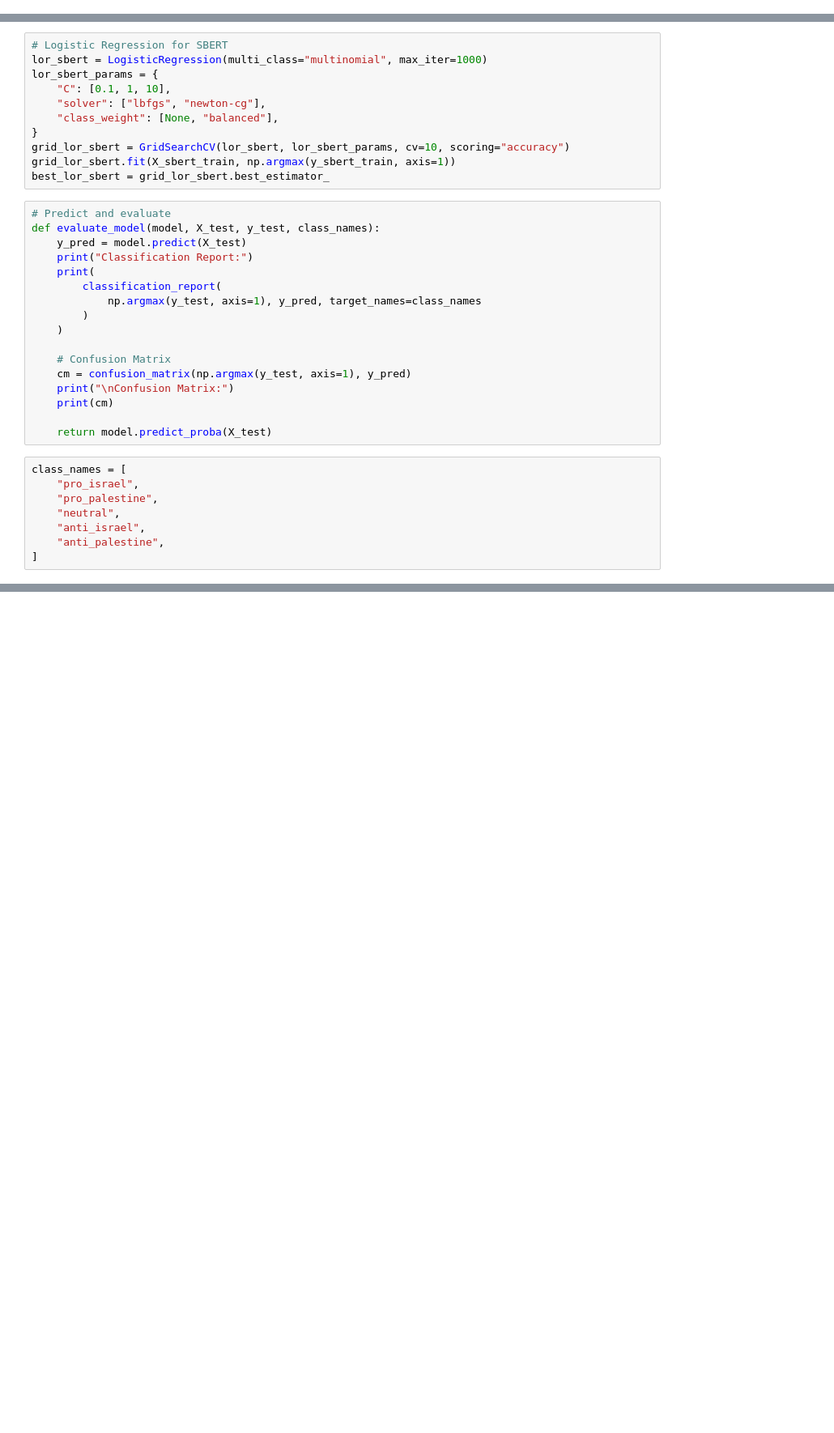
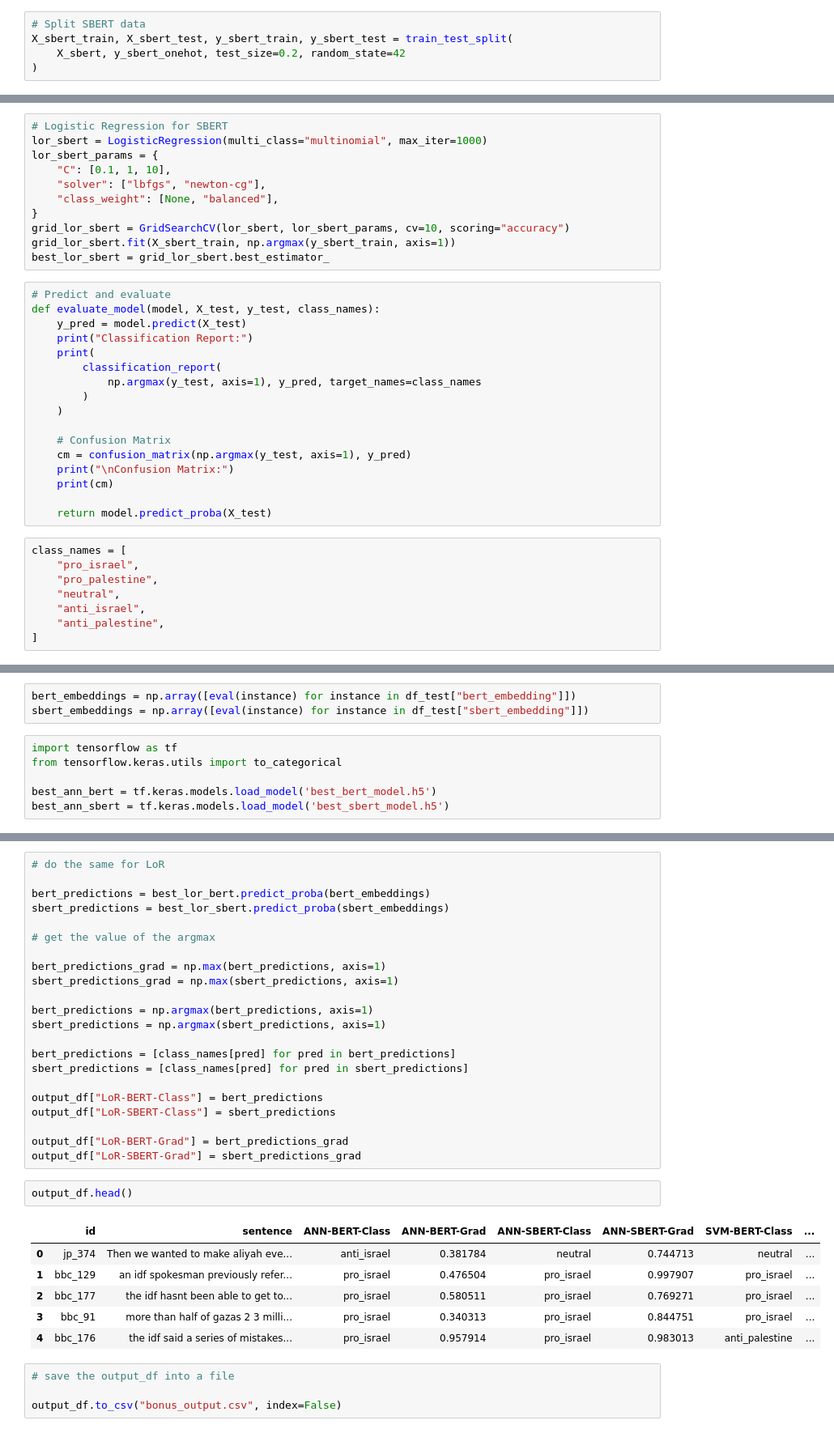
Before and after one commit to dattali18/IR_Assignments, a Jupyter notebook: Assignment.05/IR_05_B.ipynb, the cells around one changed output, grey strips where cells are left out. Shown: that part at 81% size. Drawn from its saved outputs; the diff is of its cells as text; blank space fills up the shorter version.

```diff
--- a/Assignment.05/IR_05_B.ipynb
+++ b/Assignment.05/IR_05_B.ipynb
@@ -677,3 +710,8 @@ plot_training_history(bert_history, sbert_history)
+# %%
+# Split SBERT data
+X_sbert_train, X_sbert_test, y_sbert_train, y_sbert_test = train_test_split(
+    X_sbert, y_sbert_onehot, test_size=0.2, random_state=42
+)
 # %% [markdown]
 ## LoR and SVM
 # %%
@@ -868,0 +955,9 @@ plot_confusion_matrices(cms, model_names, class_names)
+# %%
+bert_embeddings = np.array([eval(instance) for instance in df_test["bert_embedding"]])
+sbert_embeddings = np.array([eval(instance) for instance in df_test["sbert_embedding"]])
+# %%
+import tensorflow as tf
+from tensorflow.keras.utils import to_categorical
+
+best_ann_bert = tf.keras.models.load_model('best_bert_model.h5')
+best_ann_sbert = tf.keras.models.load_model('best_sbert_model.h5')
@@ -868,0 +1018,35 @@ plot_confusion_matrices(cms, model_names, class_names)
+# %%
+# do the same for LoR
+
+bert_predictions = best_lor_bert.predict_proba(bert_embeddings)
+sbert_predictions = best_lor_sbert.predict_proba(sbert_embeddings)
+
+# get the value of the argmax
+
+bert_predictions_grad = np.max(bert_predictions, axis=1)
+sbert_predictions_grad = np.max(sbert_predictions, axis=1)
+
+bert_predictions = np.argmax(bert_predictions, axis=1)
+sbert_predictions = np.argmax(sbert_predictions, axis=1)
+
+bert_predictions = [class_names[pred] for pred in bert_predictions]
+sbert_predictions = [class_names[pred] for pred in sbert_predictions]
+
+output_df["LoR-BERT-Class"] = bert_predictions
+output_df["LoR-SBERT-Class"] = sbert_predictions
+
+output_df["LoR-BERT-Grad"] = bert_predictions_grad
+output_df["LoR-SBERT-Grad"] = sbert_predictions_grad
+# %%
+output_df.head()
+# %% [output]
+|  | id | sentence | ANN-BERT-Class | ANN-BERT-Grad | ANN-SBERT-Class | ANN-SBERT-Grad | SVM-BERT-Class | ... |
+| 0 | jp_374 | Then we wanted to make aliyah eve... | anti_israel | 0.381784 | neutral | 0.744713 | neutral | ... |
+| 1 | bbc_129 | an idf spokesman previously refer... | pro_israel | 0.476504 | pro_israel | 0.997907 | pro_israel | ... |
+| 2 | bbc_177 | the idf hasnt been able to get to... | pro_israel | 0.580511 | pro_israel | 0.769271 | pro_israel | ... |
+| 3 | bbc_91 | more than half of gazas 2 3 milli... | pro_israel | 0.340313 | pro_israel | 0.844751 | pro_israel | ... |
+| 4 | bbc_176 | the idf said a series of mistakes... | pro_israel | 0.957914 | pro_israel | 0.983013 | anti_palestine | ... |
+# %%
+# save the output_df into a file
+
+output_df.to_csv("bonus_output.csv", index=False)
```
Also changed, not shown: parts of 22 cells of this notebook.
